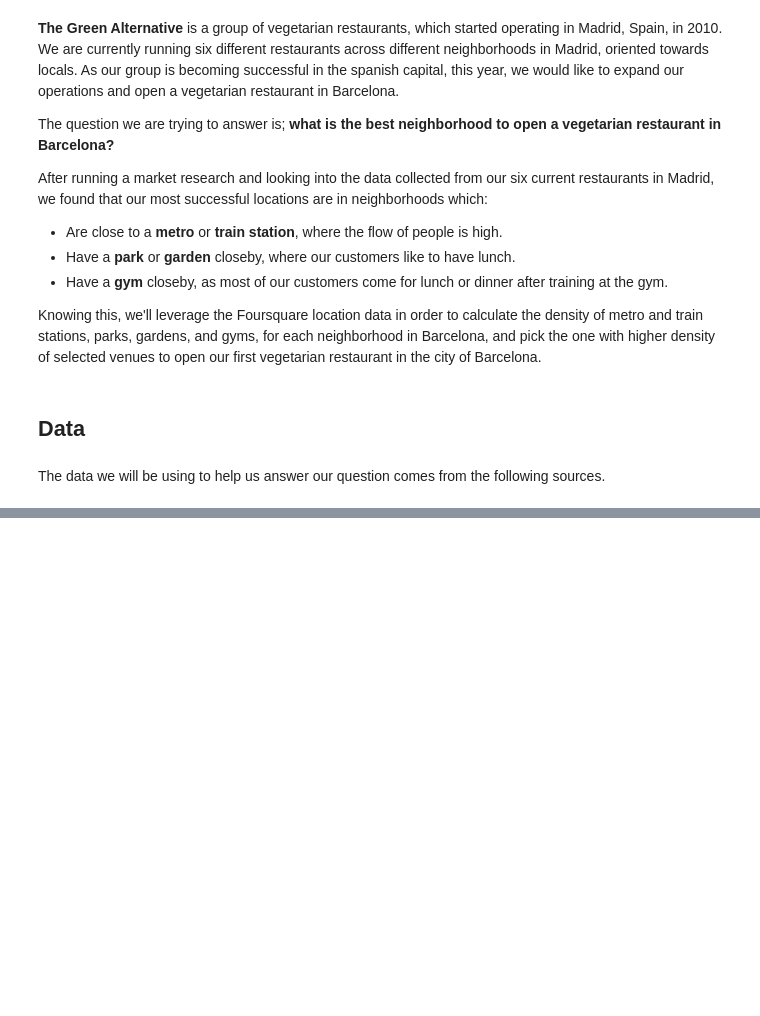
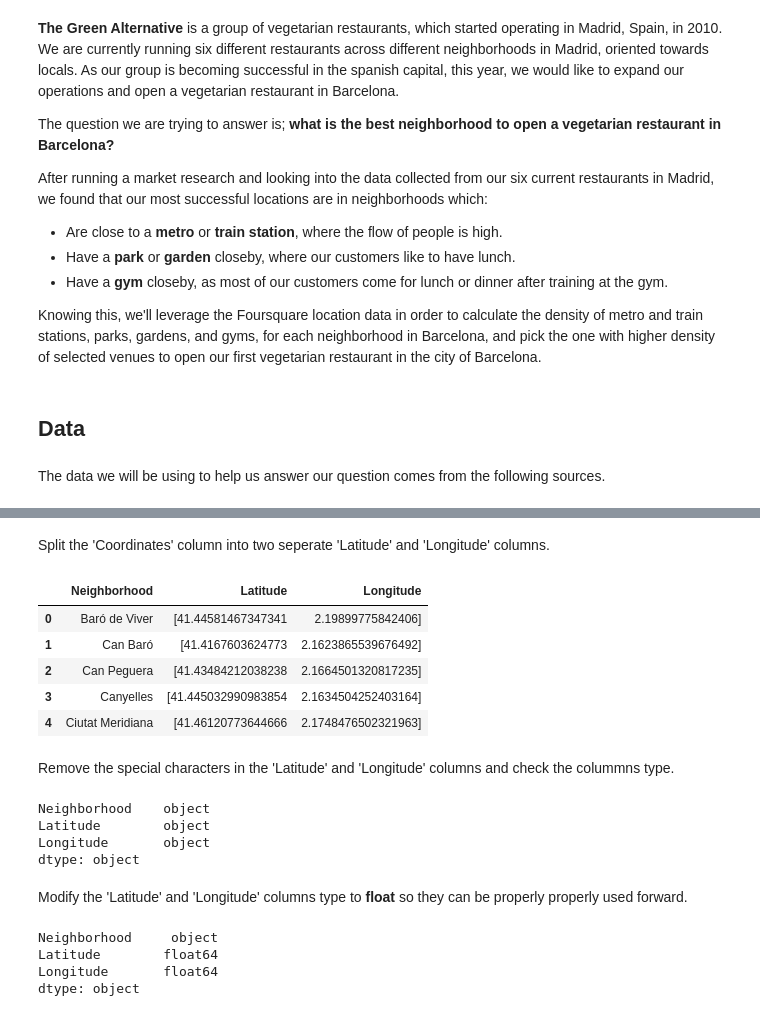
Before and after one commit to DamienAzzopardi/Coursera_Capstone, a Jupyter notebook: Capstone Project - The Battle of Neighborhoods.ipynb, the cells around one changed output, grey strips where cells are left out. Saved outputs shown, nothing was run; the diff lists cells and outputs as text; code cells hidden in the pictures; blank space fills up the shorter version.

```diff
--- a/Capstone Project - The Battle of Neighborhoods.ipynb
+++ b/Capstone Project - The Battle of Neighborhoods.ipynb
@@ -55,0 +82,23 @@ We will leverage the Foursquare location data in order to calculate the density
+# %%
+# scrap Barcelona's neighborhoods and coordinates table
+url = 'https://data.metabolismofcities.org/library/maps/577245/view/'
+
+r = requests.get(url)
+html = r.text
+
+soup = BeautifulSoup(html, 'lxml')
+table = soup.find('table')
+rows = table.find_all('tr')
+data = []
+for row in rows[1:]:
+    cols = row.find_all('td')
+    cols = [ele.text.strip() for ele in cols]
+    data.append([ele for ele in cols if ele])
+
+# convert to dataframe
+df = pd.DataFrame(data)
+
+# rename columns
+df.columns = ['Neighborhood', 'Coordinates']
+
+df.head()
@@ -55,0 +112,51 @@ We will leverage the Foursquare location data in order to calculate the density
+# %% [markdown]
+Split the 'Coordinates' column into two seperate 'Latitude' and 'Longitude' columns.
+# %%
+# split the 'Coordinates' column
+df[['Latitude','Longitude']] = df.Coordinates.str.split(', ', expand = True)
+
+# drop the 'Coordinates' column
+df_bcn_neighborhoods = df.drop(['Coordinates'], axis = 1)
+
+df_bcn_neighborhoods.head()
+# %% [output]
+|  | Neighborhood | Latitude | Longitude |
+| 0 | Baró de Viver | [41.44581467347341 | 2.19899775842406] |
+| 1 | Can Baró | [41.4167603624773 | 2.1623865539676492] |
+| 2 | Can Peguera | [41.43484212038238 | 2.1664501320817235] |
+| 3 | Canyelles | [41.445032990983854 | 2.1634504252403164] |
+| 4 | Ciutat Meridiana | [41.46120773644666 | 2.1748476502321963] |
+# %% [markdown]
+Remove the special characters in the 'Latitude' and 'Longitude' columns and check the colummns type.
+# %%
+# special characters to remove from the dataframe
+spec_chars = ["[","]"]
+
+# removing special characters from the 'Latitude' column
+for char in spec_chars:
+    df_bcn_neighborhoods['Latitude'] = df_bcn_neighborhoods['Latitude'].str.replace(char,'', regex=True)
+
+# removing special characters from the 'Longitude' column
+for char in spec_chars:
+    df_bcn_neighborhoods['Longitude'] = df_bcn_neighborhoods['Longitude'].str.replace(char,'', regex=True)
+
+# check column type
+df_bcn_neighborhoods.dtypes
+# %% [output]
+Neighborhood    object
+Latitude        object
+Longitude       object
+dtype: object
+# %% [markdown]
+Modify the 'Latitude' and 'Longitude' columns type to **float** so they can be properly properly used forward.
+# %%
+# change column type
+df_bcn_neighborhoods = df_bcn_neighborhoods.astype({"Neighborhood": str, "Latitude": float, "Longitude": float})
+
+# check column type
+df_bcn_neighborhoods.dtypes
+# %% [output]
+Neighborhood     object
+Latitude        float64
+Longitude       float64
+dtype: object
```
Also changed, not shown: parts of 19 cells of this notebook, 1 other file.
